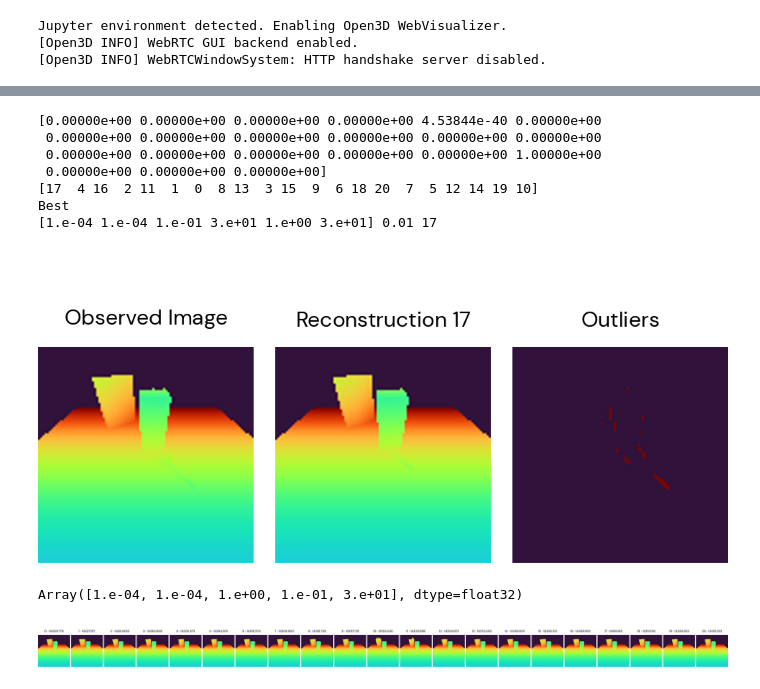
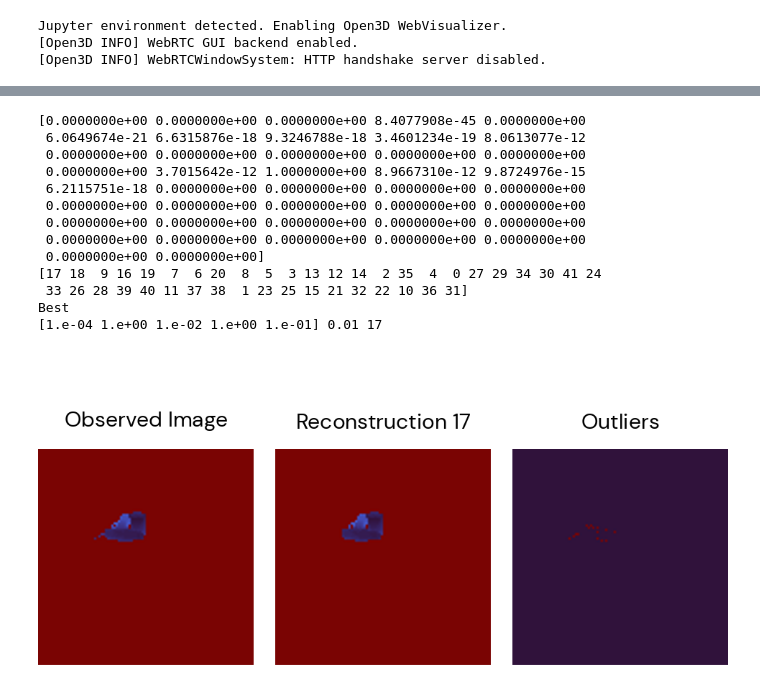
Before and after one commit to probcomp/bayes3d, a Jupyter notebook: experiments/tabletop/scene_parser.ipynb, the cells around one changed output, grey strips where cells are left out. Drawn from its saved outputs; the diff is of its cells as text; code cells hidden in the pictures.

```diff
--- a/experiments/tabletop/scene_parser.ipynb
+++ b/experiments/tabletop/scene_parser.ipynb
@@ -43,4 +43,5 @@ Increasing frame buffer size to (width, height, depth) = (128, 128, 1024)
 # %%
+
 R_SWEEP = jnp.array([30.0, 5.0, 1.0, 0.1, 0.01]).reshape(-1,1)
 OUTLIER_PROBS = jnp.linspace(0.01, 0.3, 4)
 OUTLIER_VOLUME = 1000.0**3
@@ -67,12 +68,17 @@ contact_param_gridding_schedule = [
         0.0, 0.0, jnp.pi,
         1,1,7*7
     ),
+    j.make_translation_grid_enumeration_3d(
+        -0.5, -0.5, -jnp.pi/5/5,
+        0.5, 0.5, jnp.pi/5/5,
+        11,11,5
+    ),
 
 ]
 
 pose_from_contact_and_face_params_parallel_jit = jax.jit(jax.vmap(j.scene_graph.pose_from_contact_and_face_params, in_axes=(0,None, None, None)))
 # %%
-iter = 23
+iter = 31
 DATASET_FILENAME = f"tabletop_data_{iter}.npz"  # npz file
 DATASET_FILE = os.path.join(j.utils.get_assets_dir(), f"datasets/{DATASET_FILENAME}")
 
@@ -87,12 +93,14 @@ j.get_rgb_image(rgb)
 
 
 observed_point_cloud_image = renderer.render_multiobject(
-    jnp.concatenate([poses, table_pose[None,...]]),
-    jnp.concatenate([indices, jnp.array([21])])
+    jnp.concatenate([poses]),
+    jnp.concatenate([indices])
 )
+# j.get_rgb_image(rgb)
+# j.overlay_image(
+#     j.get_rgb_image(rgb),
+# )
+
+j.scale_image(j.get_depth_image(observed_point_cloud_image[:,:,2]), 10)
 j.get_rgb_image(rgb)
-j.overlay_image(
-    j.get_rgb_image(rgb),
-    j.scale_image(j.get_depth_image(observed_point_cloud_image[:,:,2]), 10)
-)
 # %% [output]
@@ -100,6 +108,6 @@ j.overlay_image(
 # %%
-R = jnp.ones((R_SWEEP.shape[0],2)) * 0.0001
-object_poses, object_ids = table_pose[None, None,...], [21]
+R = jnp.array([0.0001])
+object_poses, object_ids = jnp.zeros((0,1,4,4)), []
 reconstruction = renderer.render_multiobject(
     object_poses, object_ids
 )
@@ -111,5 +119,5 @@ j.get_depth_image(reconstruction[:,:,2])
 # %%
-all_hypotheses = []
+## all_hypotheses = []
 for obj_id in range(21):
 #     print("Object Id : ", obj_id)
 
@@ -124,7 +132,7 @@ for obj_id in range(21):
             renderer.model_box_dims[obj_id],
             contact_plane
         )
-        POTENTIAL_R = jnp.hstack([R,R_SWEEP])
+        POTENTIAL_R = jnp.hstack([jnp.tile(R[None,:], (R_SWEEP.shape[0], 1)),R_SWEEP])
 
         potential_poses = jnp.concatenate(
             [
@@ -138,6 +146,7 @@ for obj_id in range(21):
         p = j.threedp3_likelihood_multi_r_full_hierarchical_bayes_jit(observed_point_cloud_image, reconstruction[:,:,:,:3], reconstruction[:,:,:, -1], POTENTIAL_R, OUTLIER_PROBS, OUTLIER_VOLUME)
         ii,jj,kk = jnp.unravel_index(p.argmax(), p.shape)
         contact_param = contact_param_grid[ii]
+#         print(POTENTIAL_R[jj])
 
     best_r, best_outlier_prob = (POTENTIAL_R[jj], OUTLIER_PROBS[kk])
 
@@ -153,52 +162,50 @@ score, reconstruction, best_r, best_outlier_prob, best_poses, obj_id = best_hypo
 print("Best")
 print(best_r, best_outlier_prob, obj_id)
 
-R = POTENTIAL_R.at[:,:].set(best_r)
+R = best_r
 object_poses = best_poses[:,None,...]
 object_ids = object_ids + [obj_id]
 
 
 outliers = (
     (1.0 - best_outlier_prob) * (j.gaussian_mixture_image_multi_r_jit(observed_point_cloud_image, reconstruction[:,:,:3], reconstruction[:,:, -1], best_r))
         <
     (best_outlier_prob / OUTLIER_VOLUME)
 )
 
 # height_factor = outlier_prob_viz.height / observed_image_viz.height
 
 viz1 = j.multi_panel(
     [j.scale_image(j.get_depth_image(r[1][:,:,2]), SCALING_FACTOR) for r in all_hypotheses],
     labels=["{:d} : {:0.3f}".format(idx, i[0].item()) for (idx,i) in enumerate(all_hypotheses)]
 )
 viz2 = j.multi_panel(
     [
         j.scale_image(j.get_depth_image(observed_point_cloud_image[:,:,2]), SCALING_FACTOR),
         j.scale_image(j.get_depth_image(reconstruction[:,:,2]), SCALING_FACTOR),
         j.scale_image(j.get_depth_image(1.0 *outliers), SCALING_FACTOR)
     ],
     labels=[
         "Observed Image",
         "Reconstruction {:d}".format(jnp.argmax(scores)),
         "Outliers",
     ],
     middle_width=30
 )
 
 viz2
 # %% [output]
-[0.00000e+00 0.00000e+00 0.00000e+00 0.00000e+00 4.53844e-40 0.00000e+00
- 0.00000e+00 0.00000e+00 0.00000e+00 0.00000e+00 0.00000e+00 0.00000e+00
- 0.00000e+00 0.00000e+00 0.00000e+00 0.00000e+00 0.00000e+00 1.00000e+00
- 0.00000e+00 0.00000e+00 0.00000e+00]
-[17  4 16  2 11  1  0  8 13  3 15  9  6 18 20  7  5 12 14 19 10]
+[0.0000000e+00 0.0000000e+00 0.0000000e+00 8.4077908e-45 0.0000000e+00
+ 6.0649674e-21 6.6315876e-18 9.3246788e-18 3.4601234e-19 8.0613077e-12
+ 0.0000000e+00 0.0000000e+00 0.0000000e+00 0.0000000e+00 0.0000000e+00
+ 0.0000000e+00 3.7015642e-12 1.0000000e+00 8.9667310e-12 9.8724976e-15
+ 6.2115751e-18 0.0000000e+00 0.0000000e+00 0.0000000e+00 0.0000000e+00
+ 0.0000000e+00 0.0000000e+00 0.0000000e+00 0.0000000e+00 0.0000000e+00
+ 0.0000000e+00 0.0000000e+00 0.0000000e+00 0.0000000e+00 0.0000000e+00
+ 0.0000000e+00 0.0000000e+00 0.0000000e+00 0.0000000e+00 0.0000000e+00
+ 0.0000000e+00 0.0000000e+00]
+[17 18  9 16 19  7  6 20  8  5  3 13 12 14  2 35  4  0 27 29 34 30 41 24
+ 33 26 28 39 40 11 37 38  1 23 25 15 21 32 22 10 36 31]
 Best
-[1.e-04 1.e-04 1.e-01 3.e+01 1.e+00 3.e+01] 0.01 17
+[1.e-04 1.e+00 1.e-02 1.e+00 1.e-01] 0.01 17
-[figure, old version]
+[figure, new version]
-# %%
-R[0]
-# %% [output]
-Array([1.e-04, 1.e-04, 1.e+00, 1.e-01, 3.e+01], dtype=float32)
-# %%
-viz1
-# %% [output]
-[figure, removed]
```
Also changed, not shown: parts of 10 cells of this notebook, 11 other files.
